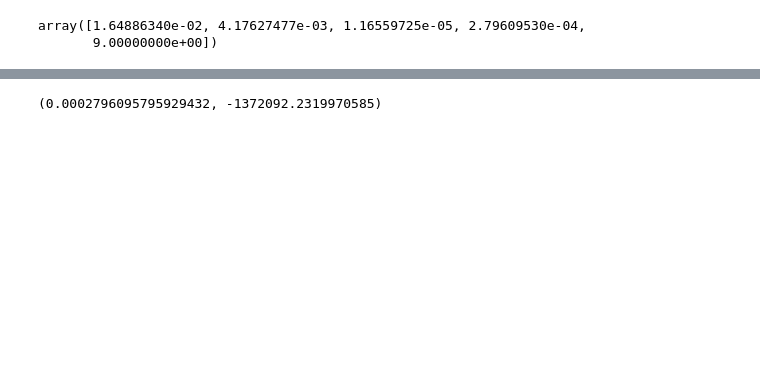
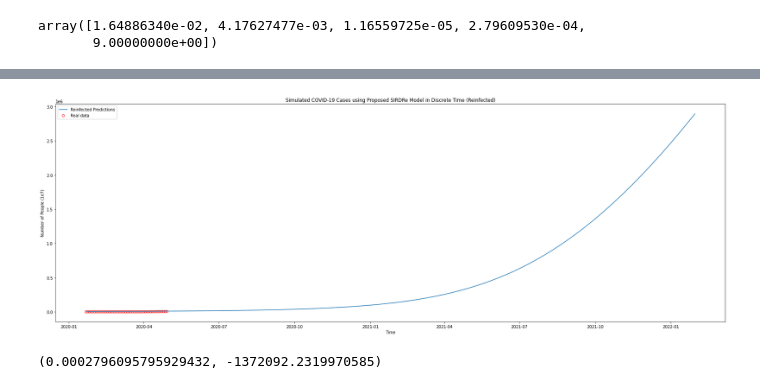
Before and after one commit to manukumar123/math_142_proj, a Jupyter notebook: group_proj.ipynb, the cells around one changed output, grey strips where cells are left out. Saved outputs shown, nothing was run; the diff lists cells and outputs as text; code cells hidden in the pictures; blank space fills up the shorter version.

```diff
--- a/group_proj.ipynb
+++ b/group_proj.ipynb
@@ -193,3 +224,15 @@ plt.show()
+# %%
+plt.figure(figsize = (30, 10))
+plt.plot(covidData['dates'], reTil2, label = 'Reinfected Predictions')
+plt.scatter('dates', 'reinfection', data = cov, facecolors='none', edgecolors='r', label='Real data')
+plt.title("Simulated COVID-19 Cases using Proposed SIRDRe Model in Discrete Time (Reinfected)")
+plt.ylabel("Number of People (1e6)")
+plt.xlabel("Time")
+plt.legend()
+plt.savefig('reinfected.jpg', dpi=300, bbox_inches='tight')
+plt.show()
+# %% [output]
+[figure, added]
 # %%
 # Plot phase planes with experimental values
 
```
Also changed, not shown: parts of 6 cells of this notebook, 6 other files.
